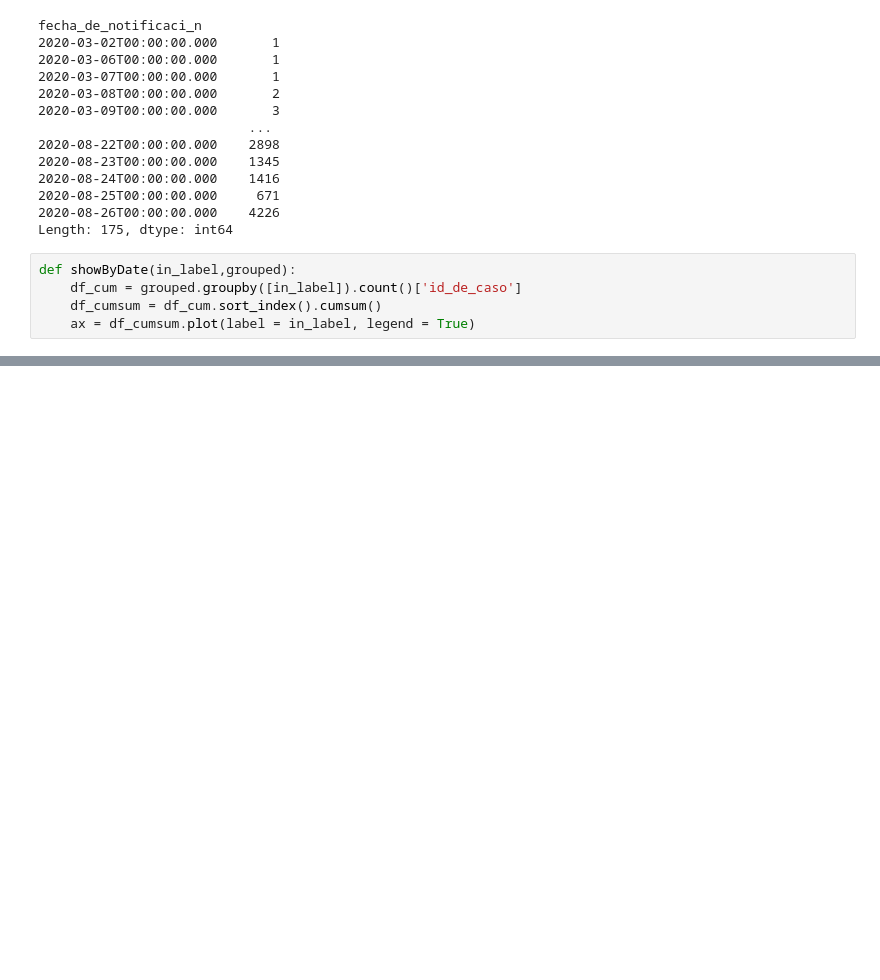
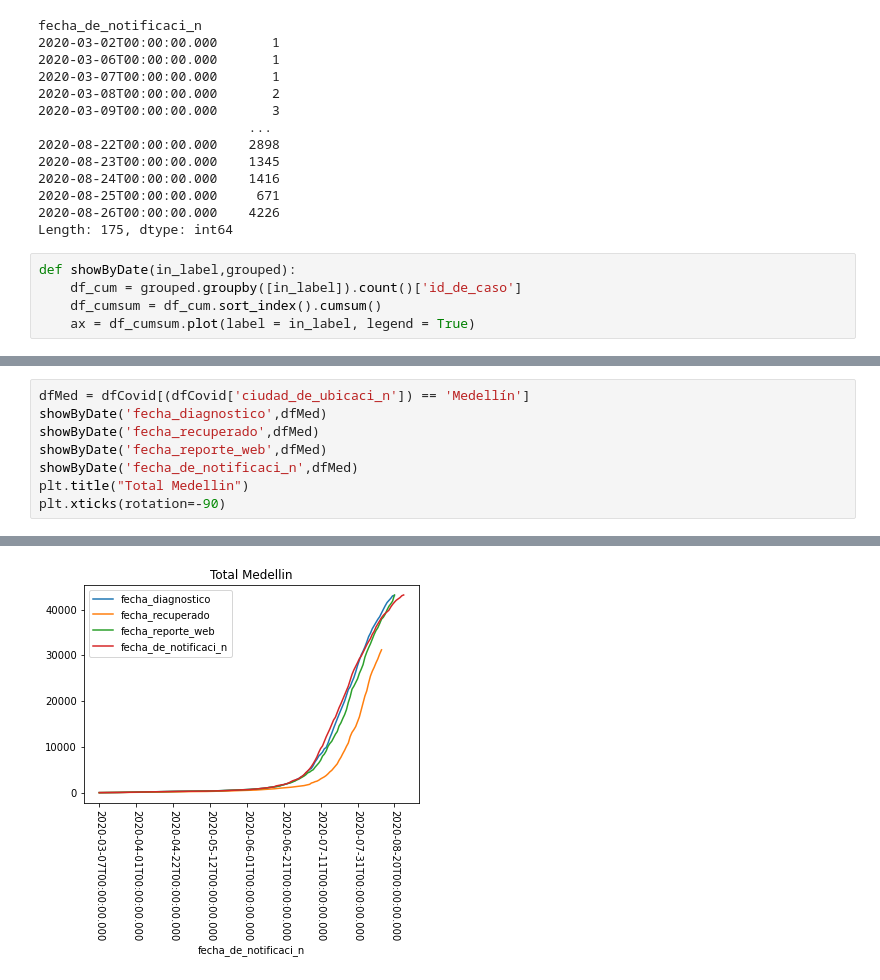
Before and after one commit to sefigueroacUNAL/predictiva-covid, a Jupyter notebook: Notebooks/2_Preprocesamiento.ipynb, the cells around one changed output, grey strips where cells are left out. Cells and saved outputs as stored; diff of their text form; blank space fills up the shorter version.

```diff
--- a/Notebooks/2_Preprocesamiento.ipynb
+++ b/Notebooks/2_Preprocesamiento.ipynb
@@ -96,0 +120,9 @@ KeyError: 'fecha_de_recuperado'
+# %%
+dfMed = dfCovid[(dfCovid['ciudad_de_ubicaci_n']) == 'Medellín']
+showByDate('fecha_diagnostico',dfMed)
+showByDate('fecha_recuperado',dfMed)
+showByDate('fecha_reporte_web',dfMed)
+showByDate('fecha_de_notificaci_n',dfMed)
+plt.title("Total Medellin")
+plt.xticks(rotation=-90)
+# %% [output]
@@ -96,0 +141 @@ KeyError: 'fecha_de_recuperado'
+[figure, added]
```
Also changed, not shown: parts of 7 cells of this notebook.
